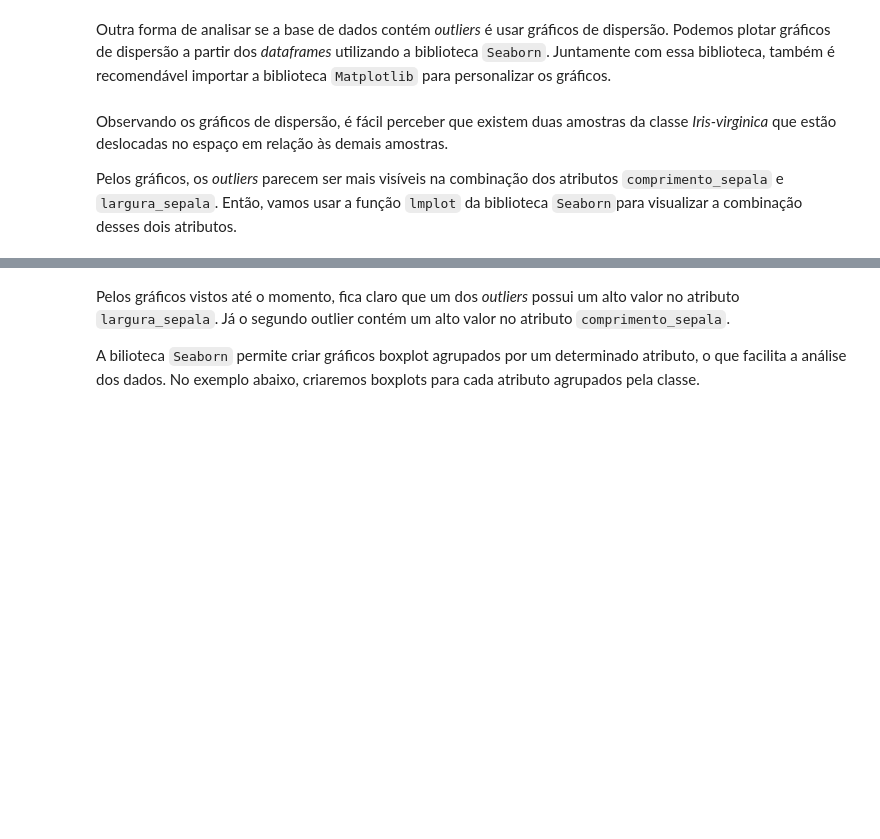
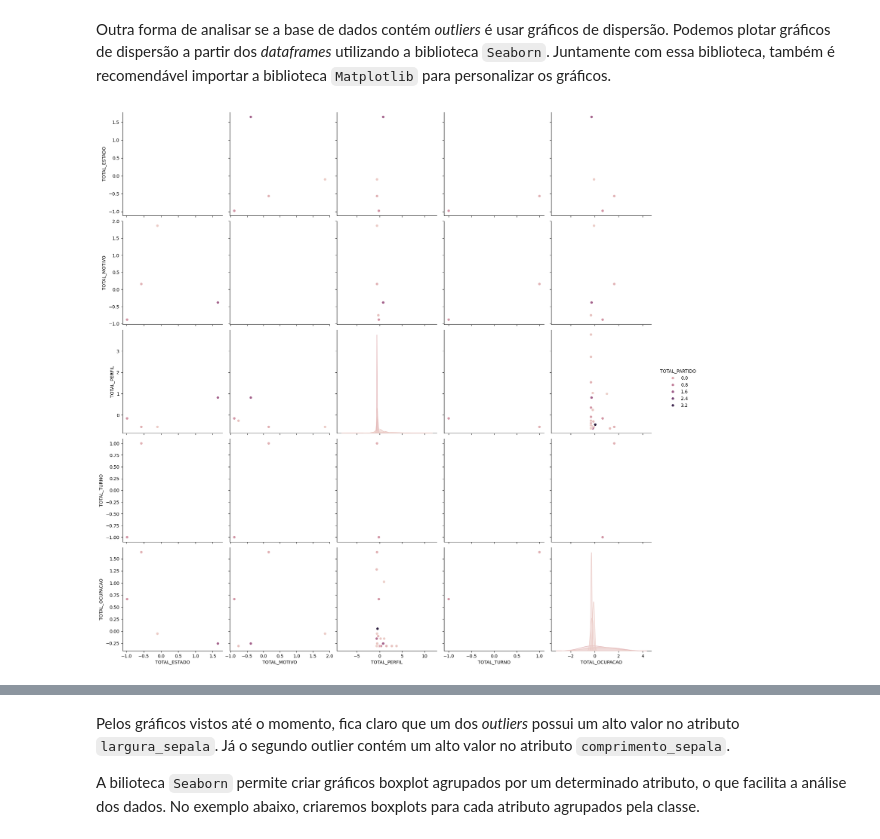
Before and after one commit to theendie/TrabalhoFinal_Coleta, a Jupyter notebook: analise.ipynb, the cells around one changed output, grey strips where cells are left out. Cells and saved outputs as stored; diff of their text form; code cells hidden in the pictures; blank space fills up the shorter version.

```diff
--- a/analise.ipynb
+++ b/analise.ipynb
@@ -724,17 +776,11 @@ O box plot está indicando que os atributos `comprimento_sepala` e `largura_sepa
 # %% [markdown]
 Outra forma de analisar se a base de dados contém *outliers* é usar gráficos de dispersão. Podemos plotar gráficos de dispersão a partir dos _dataframes_ utilizando a biblioteca `Seaborn`. Juntamente com essa biblioteca, também é recomendável importar a biblioteca `Matplotlib` para personalizar os gráficos.
 # %%
-# # matriz de gráficos scatter
-# sns.pairplot(cassacoes_por_estado, hue='SG_UF', height=3.5)
-# sns.pairplot(cassacoes_por_perfil, hue='DS_GRAU_INSTRUCAO', height=3.5)
-# sns.pairplot(cassacoes_por_ocupacao, hue='DS_OCUPACAO', height=3.5)
-# sns.pairplot(cassacoes_por_motivo, hue='DS_MOTIVO', height=3.5)
-# sns.pairplot(cassacoes_por_partido, hue='SG_PARTIDO', height=3.5)
-# sns.pairplot(cassacoes_por_turno, hue='DS_SIT_TOT_TURNO', height=3.5)
+# matriz de gráficos scatter
+sns.pairplot(resultados_combinados, hue='TOTAL_PARTIDO', height=3.5)
 
-# # mostra o gráfico usando a função show() da matplotlib
-# plt.show()
+# mostra o gráfico usando a função show() da matplotlib
+
+plt.show()
+# %% [output]
+[figure, added]
-# %% [markdown]
-Observando os gráficos de dispersão, é fácil perceber que existem duas amostras da classe *Iris-virginica* que estão deslocadas no espaço em relação às demais amostras.
-
-Pelos gráficos, os *outliers* parecem ser mais visíveis na combinação dos atributos `comprimento_sepala` e `largura_sepala`. Então, vamos usar a função `lmplot` da biblioteca `Seaborn`para visualizar a combinação desses dois atributos.
```
Also changed, not shown: parts of 14 cells of this notebook, 28 other files.
